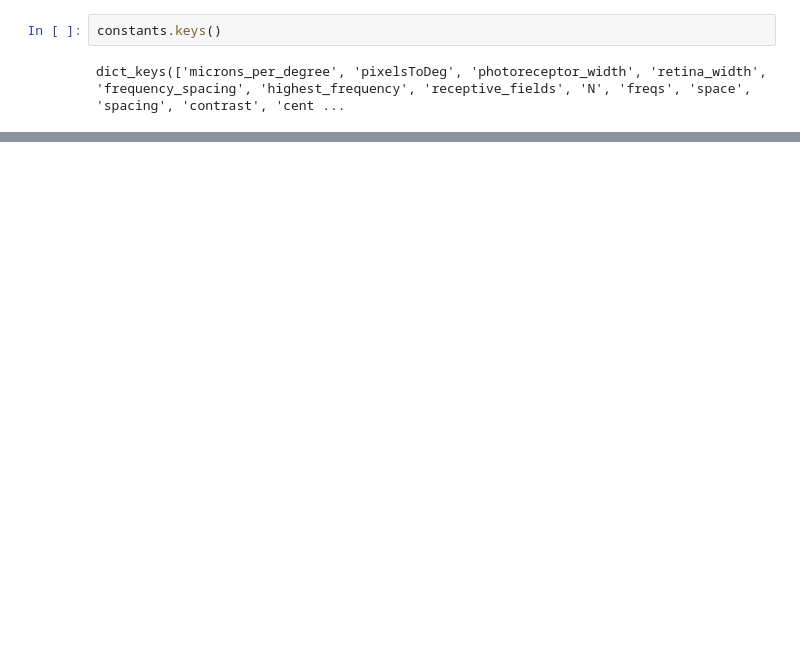
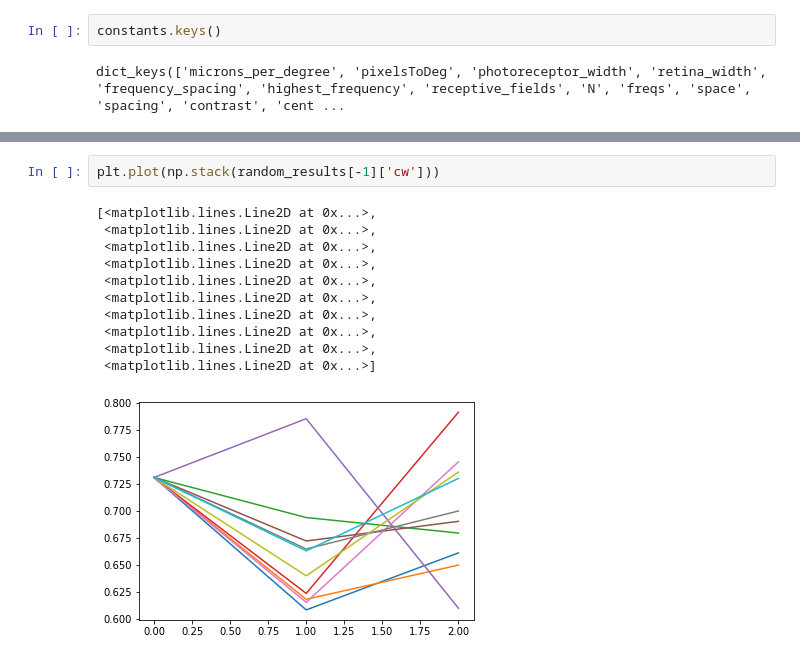
Before and after one commit to lmcintosh/ipython-notebooks, a Jupyter notebook: baccuslab/2017 10-26 Surround revisions.ipynb, the cells around one changed output, grey strips where cells are left out. Cells and saved outputs as stored; diff of their text form; blank space fills up the shorter version.

```diff
--- a/baccuslab/2017 10-26 Surround revisions.ipynb
+++ b/baccuslab/2017 10-26 Surround revisions.ipynb
@@ -412,0 +73,14 @@ np.mean((all_results[-1]['output'][0][0] - all_results[-1]['labels'][0][0])**2)
+# %%
+plt.plot(np.stack(random_results[-1]['cw']))
+# %% [output]
+[<matplotlib.lines.Line2D at 0x...>,
+ <matplotlib.lines.Line2D at 0x...>,
+ <matplotlib.lines.Line2D at 0x...>,
+ <matplotlib.lines.Line2D at 0x...>,
+ <matplotlib.lines.Line2D at 0x...>,
+ <matplotlib.lines.Line2D at 0x...>,
+ <matplotlib.lines.Line2D at 0x...>,
+ <matplotlib.lines.Line2D at 0x...>,
+ <matplotlib.lines.Line2D at 0x...>,
+ <matplotlib.lines.Line2D at 0x...>]
+[figure, added]
```
Also changed, not shown: parts of 55 cells of this notebook, 3 other files.
